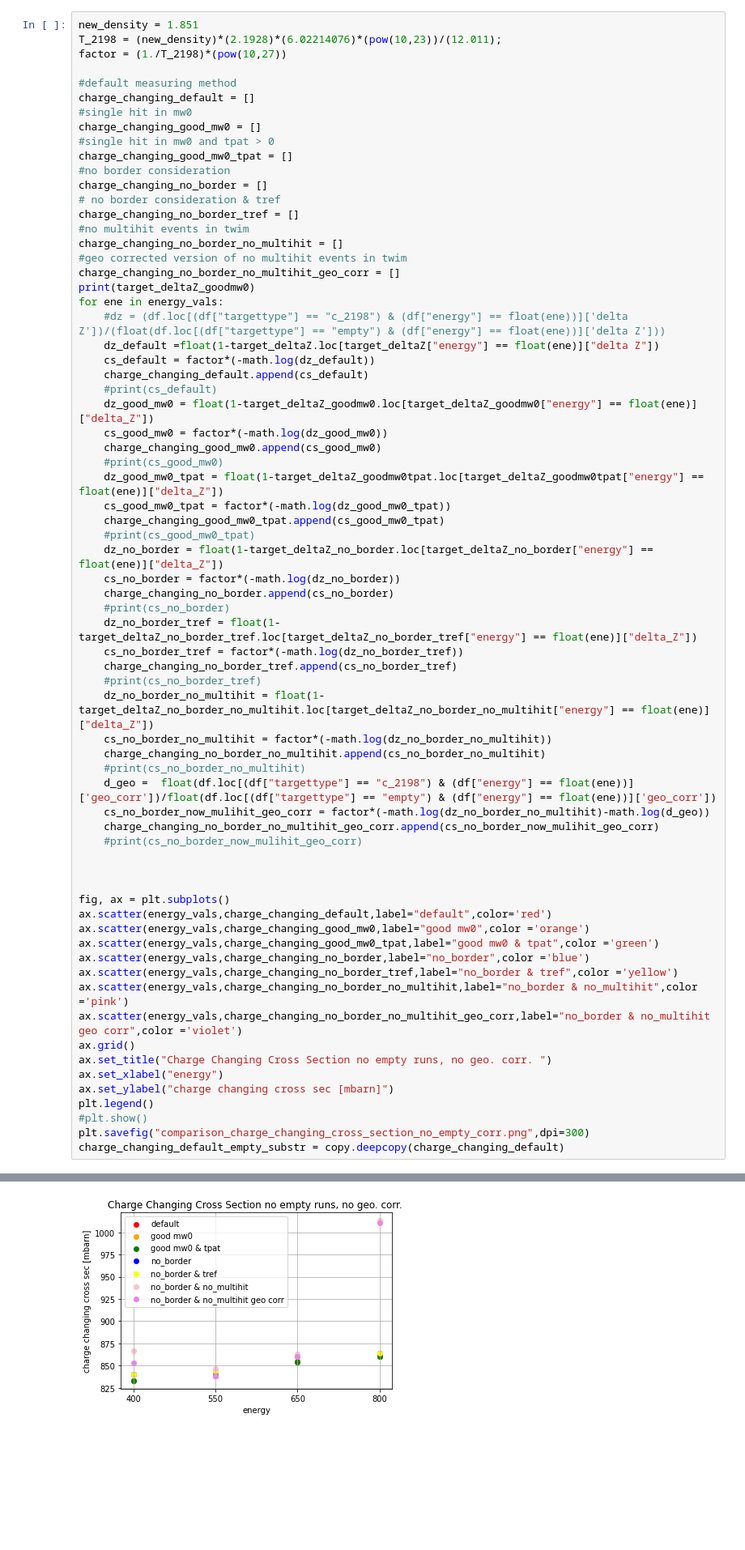
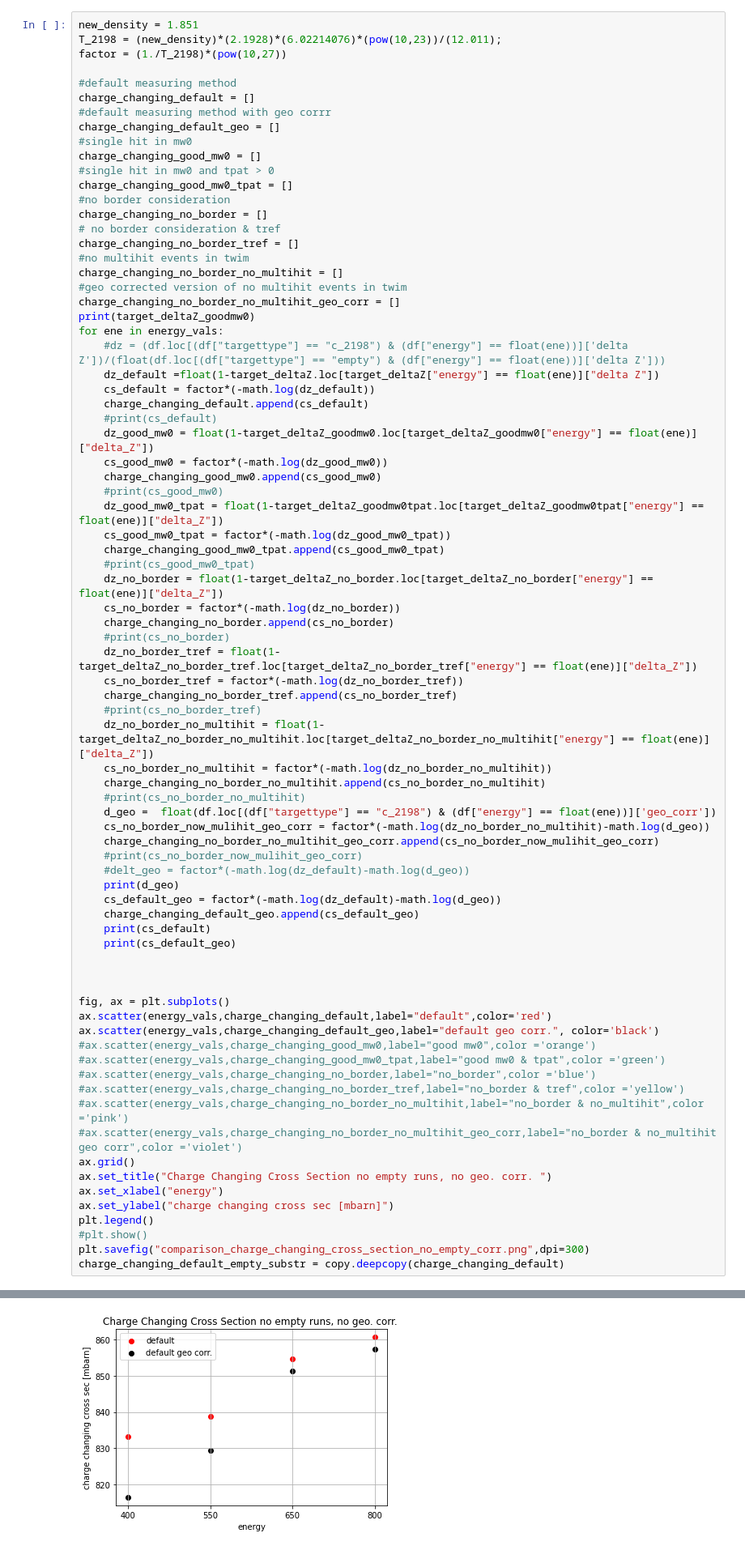
Before and after one commit to jenegger/r3bweek24_gsi, a Jupyter notebook: stats.ipynb, the cells around one changed output, grey strips where cells are left out. Shown at 81% size. Cells and saved outputs as stored; diff of their text form; blank space fills up the shorter version.

```diff
--- a/stats.ipynb
+++ b/stats.ipynb
@@ -856,6 +856,8 @@ factor = (1./T_2198)*(pow(10,27))
 
 #default measuring method
 charge_changing_default = []
+#default measuring method with geo corrr
+charge_changing_default_geo = []
 #single hit in mw0
 charge_changing_good_mw0 = []
 #single hit in mw0 and tpat > 0
@@ -895,21 +897,28 @@ for ene in energy_vals:
     cs_no_border_no_multihit = factor*(-math.log(dz_no_border_no_multihit))
     charge_changing_no_border_no_multihit.append(cs_no_border_no_multihit)
     #print(cs_no_border_no_multihit)
-    d_geo =  float(df.loc[(df["targettype"] == "c_2198") & (df["energy"] == float(ene))]['geo_corr'])/float(df.loc[(df["targettype"] == "empty") & (df["energy"] == float(ene))]['geo_corr'])
+    d_geo =  float(df.loc[(df["targettype"] == "c_2198") & (df["energy"] == float(ene))]['geo_corr'])
     cs_no_border_now_mulihit_geo_corr = factor*(-math.log(dz_no_border_no_multihit)-math.log(d_geo))
     charge_changing_no_border_no_multihit_geo_corr.append(cs_no_border_now_mulihit_geo_corr)
     #print(cs_no_border_now_mulihit_geo_corr)
+    #delt_geo = factor*(-math.log(dz_default)-math.log(d_geo))
+    print(d_geo)
+    cs_default_geo = factor*(-math.log(dz_default)-math.log(d_geo))
+    charge_changing_default_geo.append(cs_default_geo)
+    print(cs_default)
+    print(cs_default_geo)
 
 
 
 fig, ax = plt.subplots()
 ax.scatter(energy_vals,charge_changing_default,label="default",color='red')
-ax.scatter(energy_vals,charge_changing_good_mw0,label="good mw0",color ='orange')
-ax.scatter(energy_vals,charge_changing_good_mw0_tpat,label="good mw0 & tpat",color ='green')
-ax.scatter(energy_vals,charge_changing_no_border,label="no_border",color ='blue')
-ax.scatter(energy_vals,charge_changing_no_border_tref,label="no_border & tref",color ='yellow')
-ax.scatter(energy_vals,charge_changing_no_border_no_multihit,label="no_border & no_multihit",color ='pink')
-ax.scatter(energy_vals,charge_changing_no_border_no_multihit_geo_corr,label="no_border & no_multihit geo corr",color ='violet')
+ax.scatter(energy_vals,charge_changing_default_geo,label="default geo corr.", color='black')
+#ax.scatter(energy_vals,charge_changing_good_mw0,label="good mw0",color ='orange')
+#ax.scatter(energy_vals,charge_changing_good_mw0_tpat,label="good mw0 & tpat",color ='green')
+#ax.scatter(energy_vals,charge_changing_no_border,label="no_border",color ='blue')
+#ax.scatter(energy_vals,charge_changing_no_border_tref,label="no_border & tref",color ='yellow')
+#ax.scatter(energy_vals,charge_changing_no_border_no_multihit,label="no_border & no_multihit",color ='pink')
+#ax.scatter(energy_vals,charge_changing_no_border_no_multihit_geo_corr,label="no_border & no_multihit geo corr",color ='violet')
 ax.grid()
 ax.set_title("Charge Changing Cross Section no empty runs, no geo. corr. ")
 ax.set_xlabel("energy")
@@ -933,4 +948,4 @@ charge_changing_default_empty_substr = copy.deepcopy(charge_changing_default)
-[figure, old version]
+[figure, new version]
 # %%
 filename_diag ='combined_diagonal_all_16_anodes.txt'
 df_diag = pd.read_csv(filename_diag,sep='\t',header=None)
```
Also changed, not shown: parts of 1 cell of this notebook, 1 other file.
